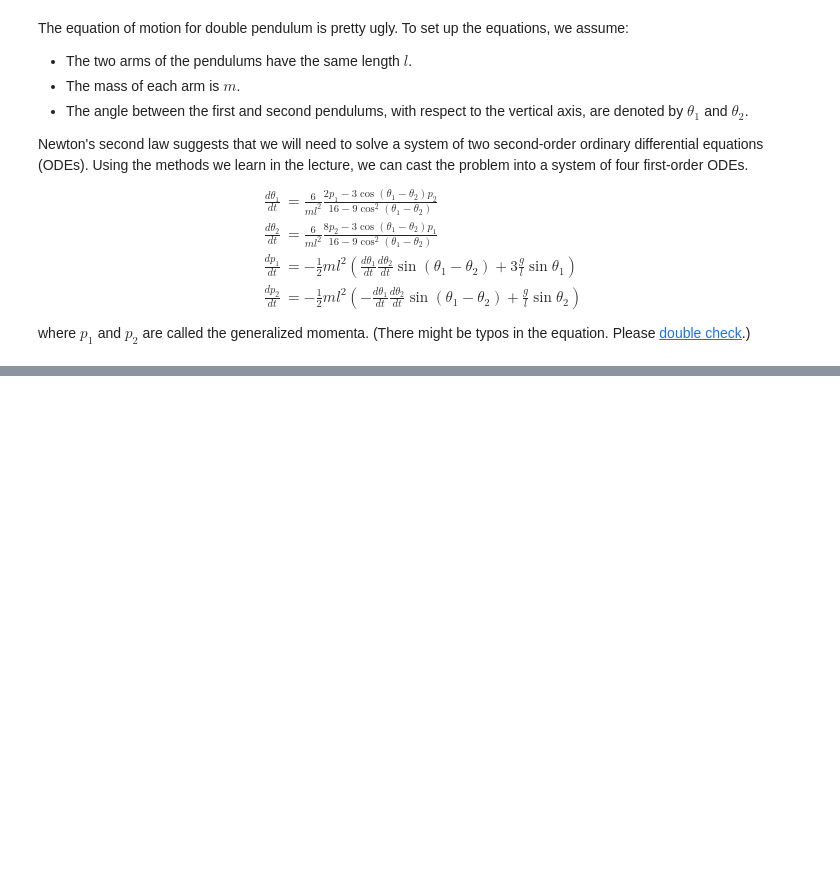
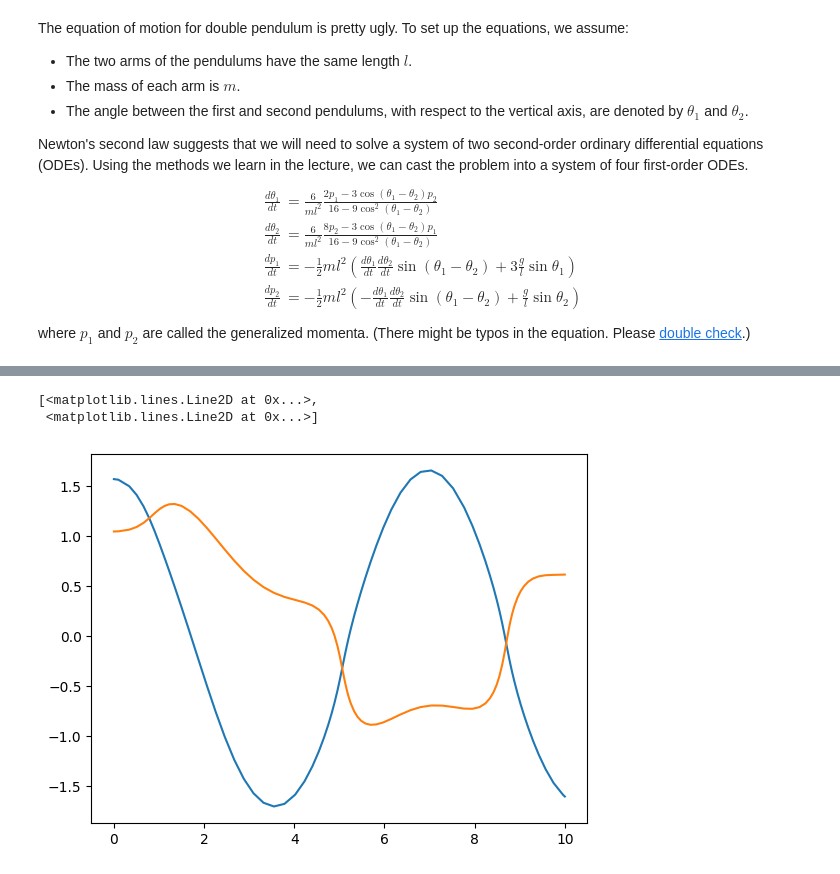
Before and after one commit to ginemena/ua-2025q1-phys305.github.io, a Jupyter notebook: docs/16/lab.ipynb, the cells around one changed output, grey strips where cells are left out. Cells and saved outputs as stored; diff of their text form; code cells hidden in the pictures; blank space fills up the shorter version.

```diff
--- a/docs/16/lab.ipynb
+++ b/docs/16/lab.ipynb
@@ -62,8 +145,20 @@ def odeint(f, x0, t0, t1, dt=0.1, atol=1e-6, rtol=1e-6):
 # %%
 # Step 2. Copy ELrhs() from the class note
+from jax import grad, jacfwd, jit
+from jax.numpy.linalg import inv
+def ELrhs(L):
+    Lx  = grad(L, argnums=0)
+    Lv  = grad(L, argnums=1)
+    Lvp = jacfwd(Lv, argnums=(0,1))
 
-def ELrhs(L):
-    ...
+    @jit
+    def rhs(xv):
+        x,   v   = xv
+        Lvx, Lvv = Lvp(x, v)
+        a = inv(Lvv) @ (Lx(x, v) - v @ Lvx)
+        return np.array([v, a])
+
+    return rhs
 # %%
 # Step 3. Combine ELrhs() with the ODE Integrator.  See, e.g., path() from class
 
@@ -75,19 +170,24 @@ def path(L, xv0, t0, t1, dt=0.1, atol=1e-6, rtol=1e-6):
 def L(x, v):
     x1, x2 = x
     v1, v2 = v
-    ...
+    return np.sum((1/6)*(4*v1**2+v2**2+3*v1*v2*np.cos(x1-x2))+(1/2)*(3*np.cos(x1)+np.cos(x2)))
 # %%
 # Step 5. Use path() to solve the problem
 
-xv0   = np.array([[np.pi/2,np.pi/2], [0.0,0.0]])
+xv0   = np.array([[np.pi/2,np.pi/3], [0.0,0.0]])
 T, XV = path(L, xv0, 0.0, 10.0)
 
 X = XV[:,0,:]
 V = XV[:,1,:]
 # %%
 # Step 6. Plot the result
+from matplotlib import pyplot as plt
 
-...
+plt.plot(T, X)
+# %% [output]
+[<matplotlib.lines.Line2D at 0x...>,
+ <matplotlib.lines.Line2D at 0x...>]
+[figure, added]
 # %%
 # Step 7. Animate the result
 
```
Also changed, not shown: parts of 4 cells of this notebook, 7 other files.
